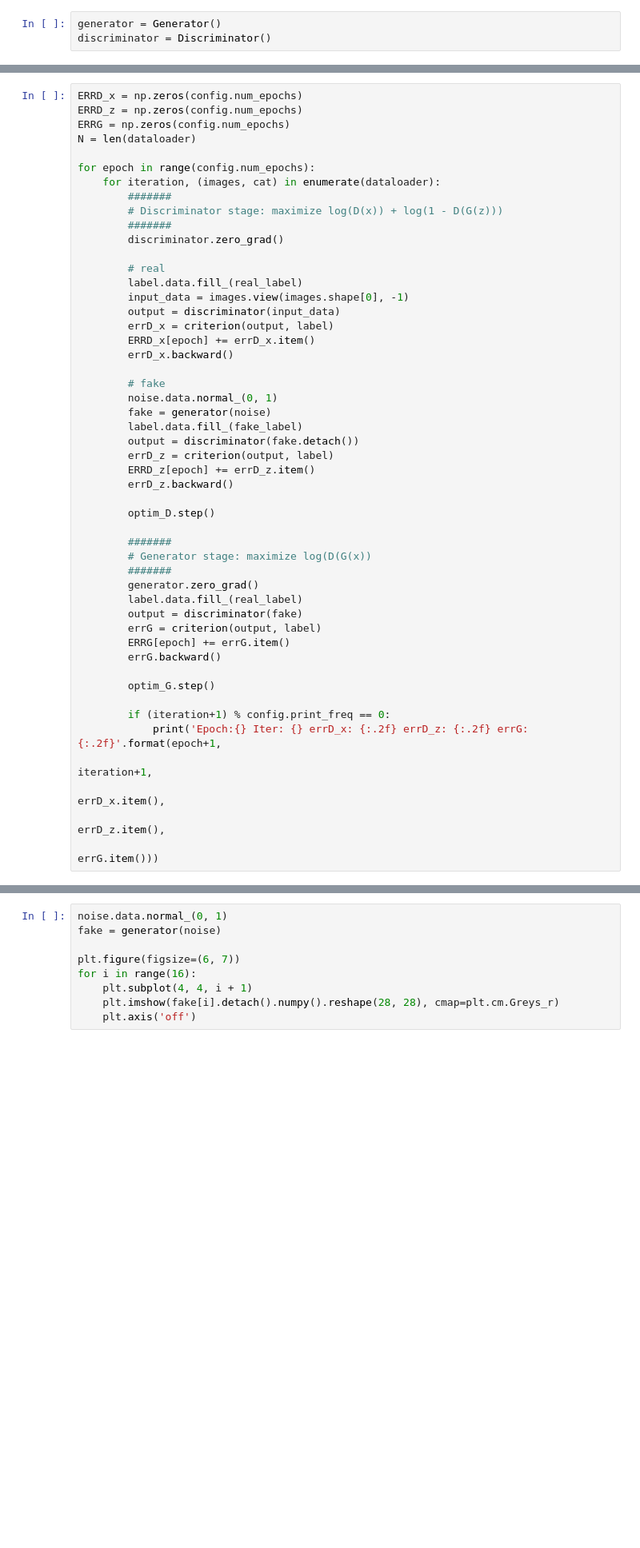
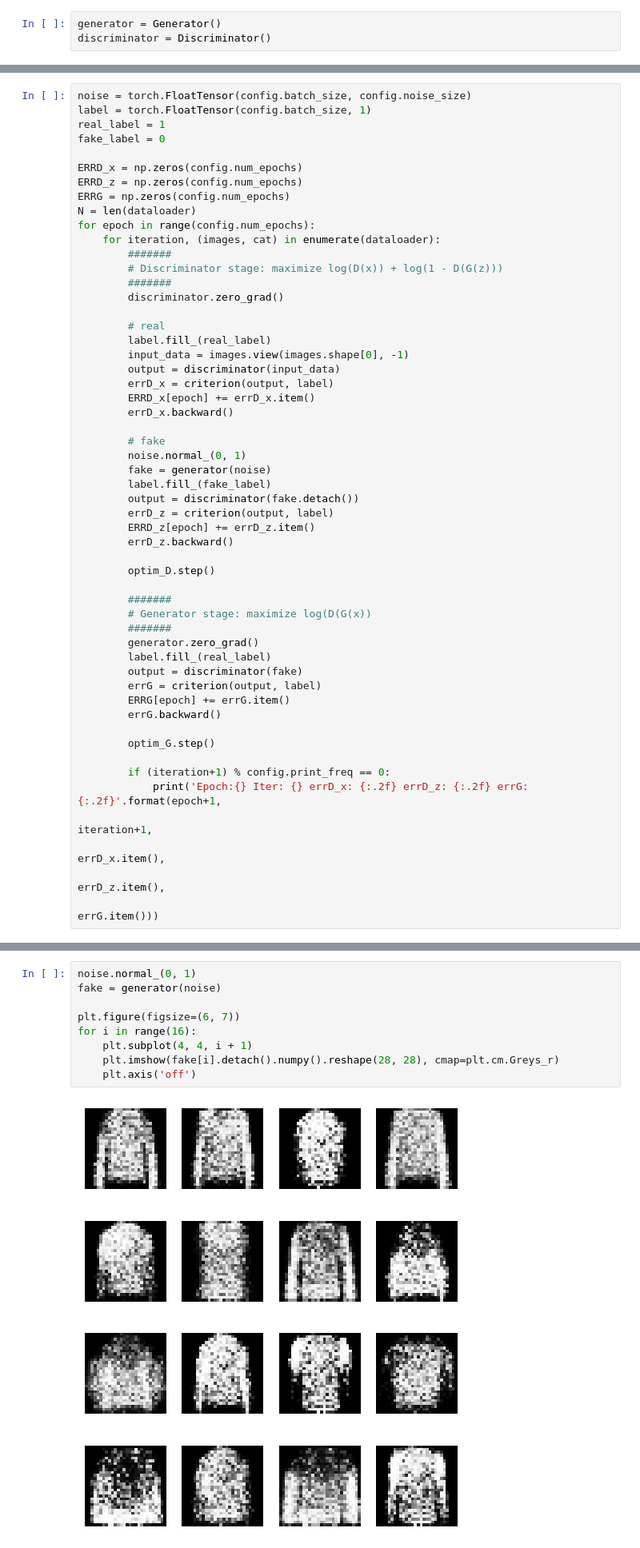
Before and after one commit to babyjhon52/VK_DL_course, a Jupyter notebook: lecture12/WGAN_homework.ipynb, the cells around one changed output, grey strips where cells are left out. Shown at 80% size. Saved outputs shown, nothing was run; the diff lists cells and outputs as text; blank space fills up the shorter version.

```diff
--- a/lecture12/WGAN_homework.ipynb
+++ b/lecture12/WGAN_homework.ipynb
@@ -88,9 +93,13 @@ fake_label = 0
 # %%
+noise = torch.FloatTensor(config.batch_size, config.noise_size)
+label = torch.FloatTensor(config.batch_size, 1)
+real_label = 1
+fake_label = 0
+
 ERRD_x = np.zeros(config.num_epochs)
 ERRD_z = np.zeros(config.num_epochs)
 ERRG = np.zeros(config.num_epochs)
 N = len(dataloader)
-
 for epoch in range(config.num_epochs):
     for iteration, (images, cat) in enumerate(dataloader):
         #######
@@ -99,7 +108,7 @@ for epoch in range(config.num_epochs):
         discriminator.zero_grad()
 
         # real
-        label.data.fill_(real_label)
+        label.fill_(real_label)
         input_data = images.view(images.shape[0], -1)
         output = discriminator(input_data)
         errD_x = criterion(output, label)
@@ -107,9 +116,9 @@ for epoch in range(config.num_epochs):
         errD_x.backward()
 
         # fake
-        noise.data.normal_(0, 1)
+        noise.normal_(0, 1)
         fake = generator(noise)
-        label.data.fill_(fake_label)
+        label.fill_(fake_label)
         output = discriminator(fake.detach())
         errD_z = criterion(output, label)
         ERRD_z[epoch] += errD_z.item()
@@ -121,7 +130,7 @@ for epoch in range(config.num_epochs):
         # Generator stage: maximize log(D(G(x))
         #######
         generator.zero_grad()
-        label.data.fill_(real_label)
+        label.fill_(real_label)
         output = discriminator(fake)
         errG = criterion(output, label)
         ERRG[epoch] += errG.item()
@@ -131,7 +140,7 @@ for epoch in range(config.num_epochs):
 
         if (iteration+1) % config.print_freq == 0:
             print('Epoch:{} Iter: {} errD_x: {:.2f} errD_z: {:.2f} errG: {:.2f}'.format(epoch+1,
-                                                                                            iteration+1,
-                                                                                            errD_x.item(),
-                                                                                            errD_z.item(),
-                                                                                            errG.item()))
+                                                                                        iteration+1,
+                                                                                        errD_x.item(),
+                                                                                        errD_z.item(),
+                                                                                        errG.item()))
@@ -138,9 +165,11 @@ for epoch in range(config.num_epochs):
 # %%
-noise.data.normal_(0, 1)
+noise.normal_(0, 1)
 fake = generator(noise)
 
 plt.figure(figsize=(6, 7))
 for i in range(16):
     plt.subplot(4, 4, i + 1)
     plt.imshow(fake[i].detach().numpy().reshape(28, 28), cmap=plt.cm.Greys_r)
     plt.axis('off')
+# %% [output]
+[figure, added]
```
Also changed, not shown: parts of 25 cells of this notebook.
